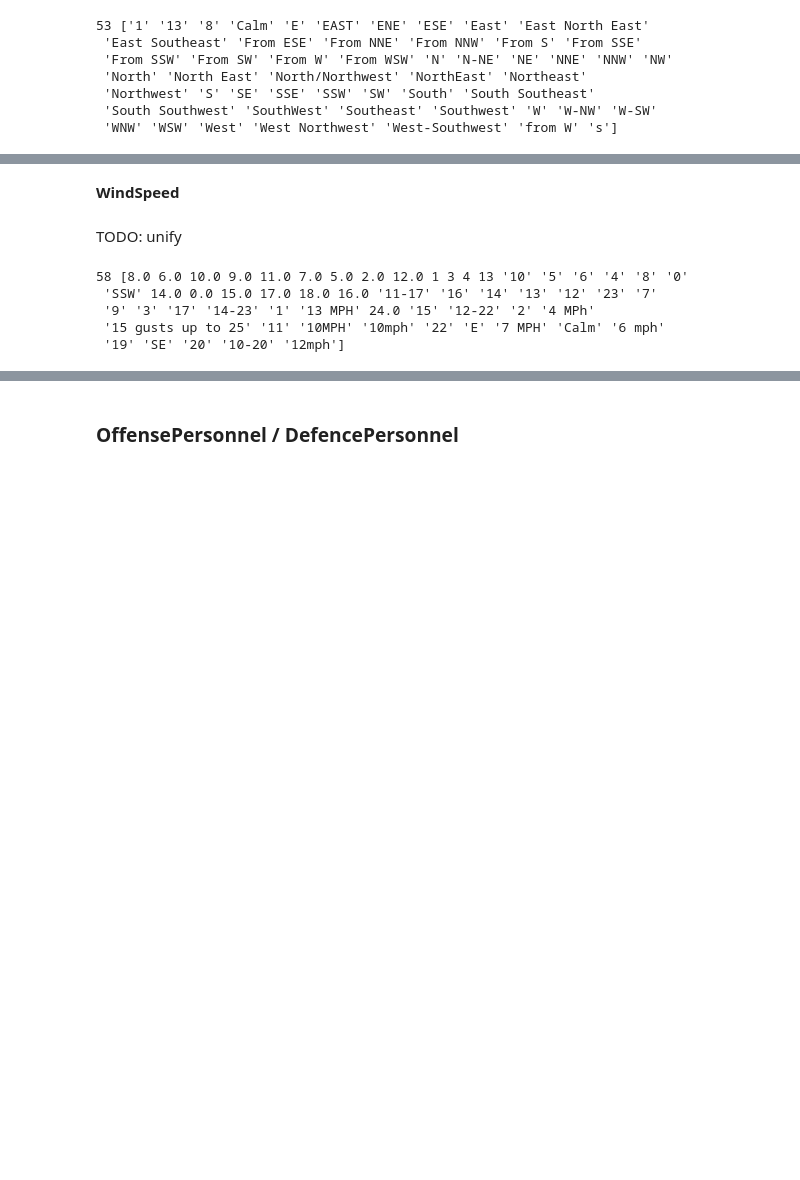
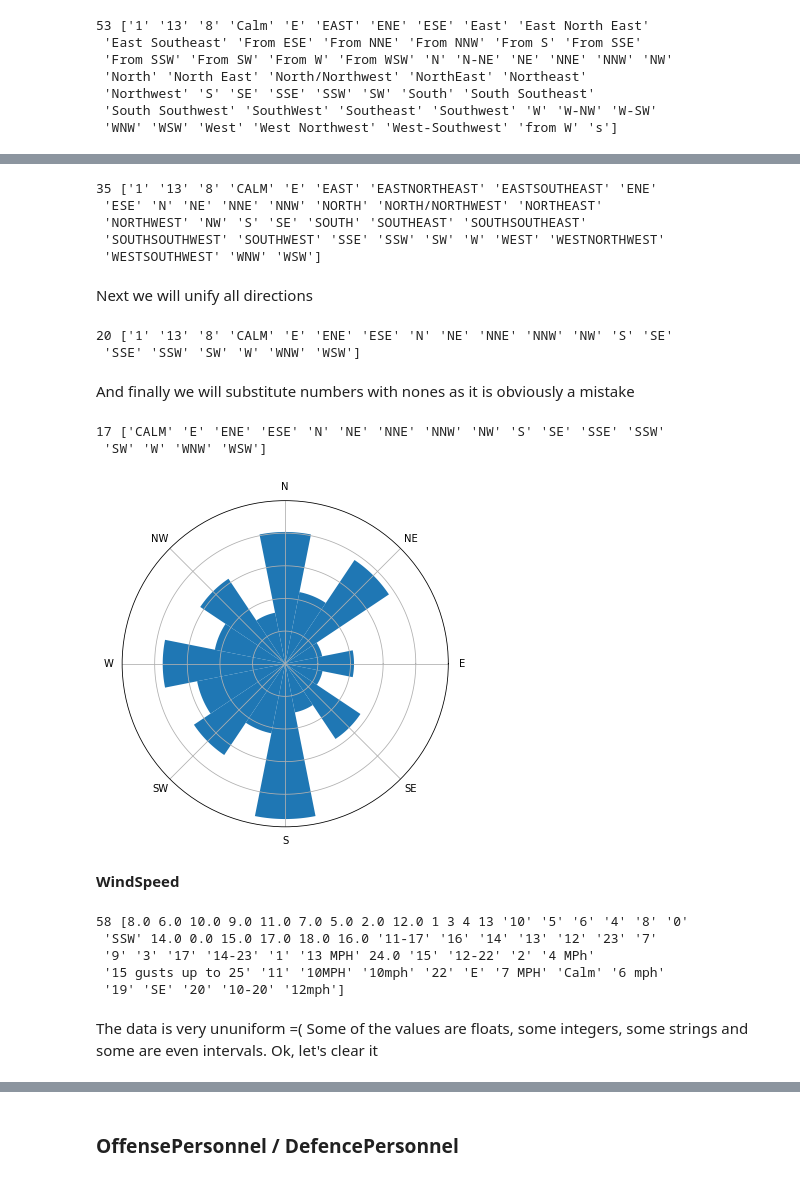
Before and after one commit to ottogin/AmericanFootballBigDataInsights, a Jupyter notebook: DataExploration.ipynb, the cells around one changed output, grey strips where cells are left out. Drawn from its saved outputs; the diff is of its cells as text; code cells hidden in the pictures; blank space fills up the shorter version.

Commit message:
Preprocessing of wind direction and speed features

```diff
--- a/DataExploration.ipynb
+++ b/DataExploration.ipynb
@@ -375,5 +352,75 @@ print(len(wind), wind)
+# %%
+data['WindDirection'] = raw_data['WindDirection'].str.upper()\
+                                                 .str.replace(' ', '')\
+                                                 .str.replace('FROM', '')\
+                                                 .str.replace('-', '')
+
+wind = data['WindDirection'].dropna().unique()
+wind.sort()
+print(len(wind), wind)
+# %% [output]
+35 ['1' '13' '8' 'CALM' 'E' 'EAST' 'EASTNORTHEAST' 'EASTSOUTHEAST' 'ENE'
+ 'ESE' 'N' 'NE' 'NNE' 'NNW' 'NORTH' 'NORTH/NORTHWEST' 'NORTHEAST'
+ 'NORTHWEST' 'NW' 'S' 'SE' 'SOUTH' 'SOUTHEAST' 'SOUTHSOUTHEAST'
+ 'SOUTHSOUTHWEST' 'SOUTHWEST' 'SSE' 'SSW' 'SW' 'W' 'WEST' 'WESTNORTHWEST'
+ 'WESTSOUTHWEST' 'WNW' 'WSW']
+# %% [markdown]
+Next we will unify all directions
+# %%
+to_replace = {
+              'NORTH/NORTHWEST'   : 'NNW',
+              'SOUTHEAST'         : 'SE',
+              'SOUTHWEST'         : 'SW',
+              'NORTHEAST'         : 'NE',
+              'NORTHWEST'         : 'NW',
+              'EAST'              : 'E',
+              'NORTH'             : 'N',
+              'SOUTH'             : 'S',
+              'WEST'              : 'W'
+}
+
+for word in to_replace.keys():
+    data['WindDirection'] = data['WindDirection'].str.replace(word, to_replace[word])
+
+wind = data['WindDirection'].dropna().unique()
+wind.sort()
+print(len(wind), wind)
+# %% [output]
+20 ['1' '13' '8' 'CALM' 'E' 'ENE' 'ESE' 'N' 'NE' 'NNE' 'NNW' 'NW' 'S' 'SE'
+ 'SSE' 'SSW' 'SW' 'W' 'WNW' 'WSW']
+# %% [markdown]
+And finally we will substitute numbers with nones as it is obviously a mistake
+# %%
+to_replace = {'1'   : np.nan,
+              '13'  : np.nan,
+              '8'   : np.nan
+}
+
+data['WindDirection'] = data['WindDirection'].apply(lambda x: to_replace[x] if x in to_replace.keys() else x)
+
+wind = data['WindDirection'].dropna().unique()
+wind.sort()
+print(len(wind), wind)
+# %% [output]
+17 ['CALM' 'E' 'ENE' 'ESE' 'N' 'NE' 'NNE' 'NNW' 'NW' 'S' 'SE' 'SSE' 'SSW'
+ 'SW' 'W' 'WNW' 'WSW']
+# %%
+plt.figure(figsize=(6, 6))
+directions = data[data['WindDirection'] != 'CALM']['WindDirection'].dropna().value_counts()
+directions = directions.reindex(index=['E', 'ENE', 'NE', 'NNE',
+                                       'N', 'NNW', 'NW', 'WNW',
+                                       'W', 'WSW', 'SW', 'SSW',
+                                       'S', 'SSE', 'SE', 'ESE'])
+
+theta = np.linspace(0.0, 2 * np.pi, len(directions), endpoint=False)
+ax = plt.subplot(111, polar=True)
+bars = ax.bar(theta, directions.values, width = (2*np.pi) / len(directions))
+ax.set_xticklabels(['E', 'NE', 'N', 'NW', 'W', 'SW', 'S', 'SE'])
+ax.set_yticklabels([])
+
+plt.show()
+# %% [output]
+[figure, added]
 # %% [markdown]
 **WindSpeed**
-# %% [markdown]
-TODO: unify
 # %%
@@ -385,3 +432,5 @@ print(len(windSpeed), windSpeed)
  '9' '3' '17' '14-23' '1' '13 MPH' 24.0 '15' '12-22' '2' '4 MPh'
  '15 gusts up to 25' '11' '10MPH' '10mph' '22' 'E' '7 MPH' 'Calm' '6 mph'
  '19' 'SE' '20' '10-20' '12mph']
+# %% [markdown]
+The data is very ununiform =( Some of the values are floats, some integers, some strings and some are even intervals. Ok, let's clear it
```
Also changed, not shown: parts of 20 cells of this notebook, 1 other file.
